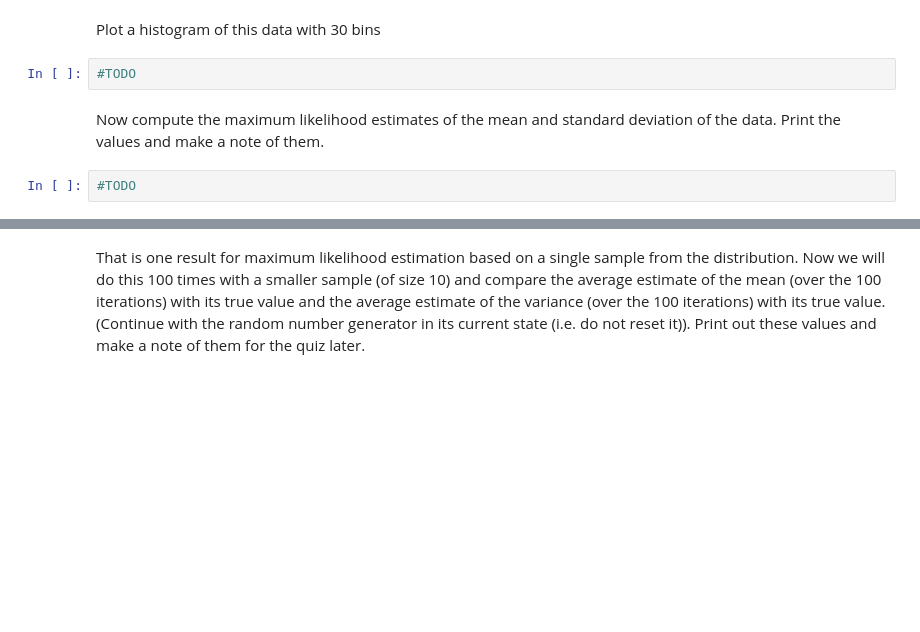
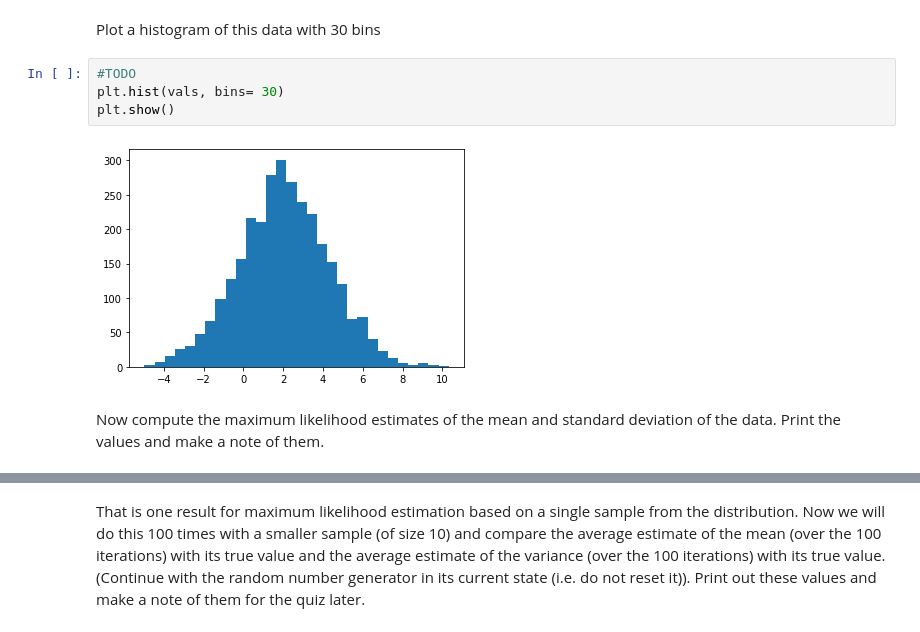
Before and after one commit to Raynham/Advanced-Data-Dnalytics, a Jupyter notebook: week2/Worksheet2.ipynb, the cells around one changed output, grey strips where cells are left out. Drawn from its saved outputs; the diff is of its cells as text; blank space fills up the shorter version.

```diff
--- a/week2/Worksheet2.ipynb
+++ b/week2/Worksheet2.ipynb
@@ -17,9 +17,11 @@ rng = Generator(PCG64(12345))
 vals = mean + sigma*rng.standard_normal(3000)
 # %% [markdown]
 Plot a histogram of this data with 30 bins
-# %%
-#TODO
+# %%
+#TODO
+plt.hist(vals, bins= 30)
+plt.show()
+# %% [output]
+[figure, added]
 # %% [markdown]
 Now compute the maximum likelihood estimates of the mean and standard deviation of the data. Print the values and make a note of them.
-# %%
-#TODO
```
Also changed, not shown: parts of 22 cells of this notebook.
